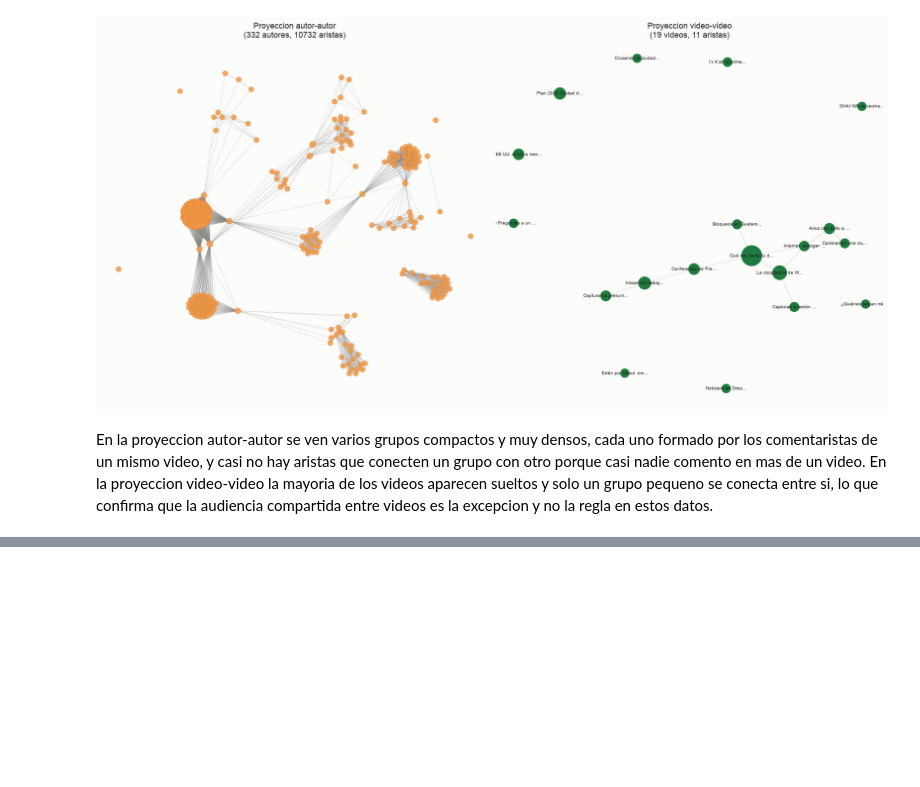
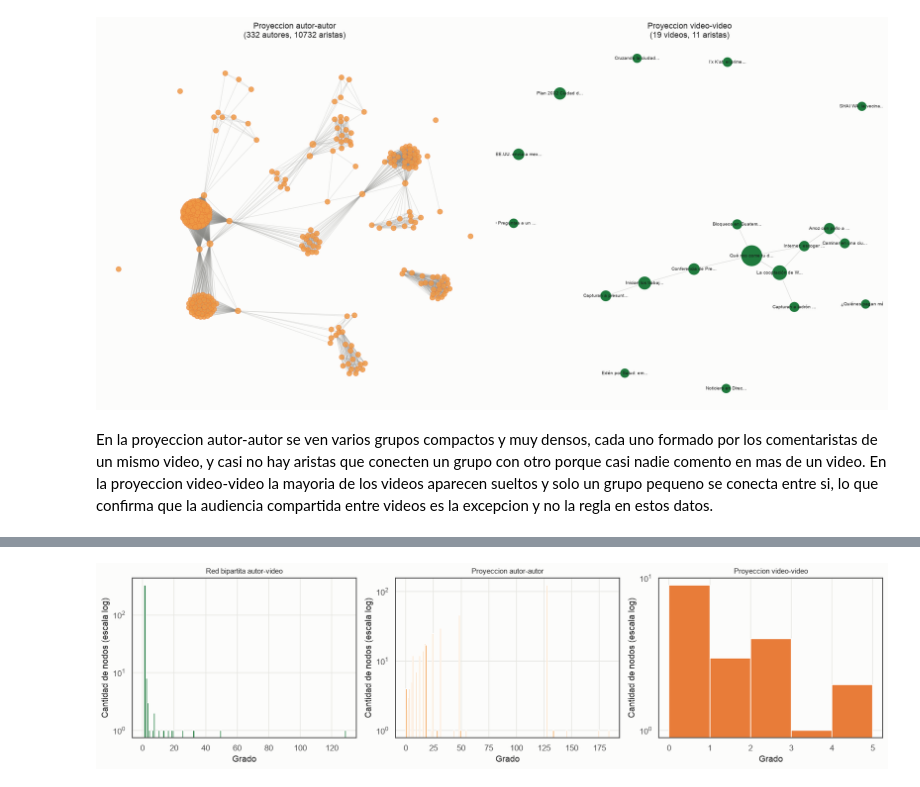
Before and after one commit to Qu3zada22/lab6-ds, a Jupyter notebook: Laboratorio6_Redes_Sociales_YouTube.ipynb, the cells around one changed output, grey strips where cells are left out. Drawn from its saved outputs; the diff is of its cells as text; code cells hidden in the pictures; blank space fills up the shorter version.

```diff
--- a/Laboratorio6_Redes_Sociales_YouTube.ipynb
+++ b/Laboratorio6_Redes_Sociales_YouTube.ipynb
@@ -1463,0 +1518,20 @@ En la proyeccion autor-autor se ven varios grupos compactos y muy densos, cada u
+# %%
+# Distribucion de grados de las tres redes, para ver si la mayoria tiene pocas conexiones
+# o si estan concentradas en unos pocos nodos. Se usa escala logaritmica en el eje Y porque
+# la mayoria de los nodos se concentra en grados muy bajos y unos pocos llegan a grados muy altos
+fig, axes = plt.subplots(1, 3, figsize=(15, 4))
+datos = [
+    (grados_B, 'Red bipartita autor-video', COLOR_VERDE_OSCURO),
+    (grados_autores, 'Proyeccion autor-autor', COLOR_NARANJA_CLARO),
+    (grados_videos, 'Proyeccion video-video', COLOR_NARANJA_OSCURO),
+]
+for ax, (grados, nombre, color) in zip(axes, datos):
+    ax.hist(grados, bins=range(0, int(grados.max()) + 2), color=color, edgecolor='white')
+    ax.set_yscale('log')
+    ax.set_title(nombre, fontsize=10)
+    ax.set_xlabel('Grado')
+    ax.set_ylabel('Cantidad de nodos (escala log)')
+plt.tight_layout()
+plt.show()
+# %% [output]
+[figure, added]
```
Also changed, not shown: parts of 9 cells of this notebook.
